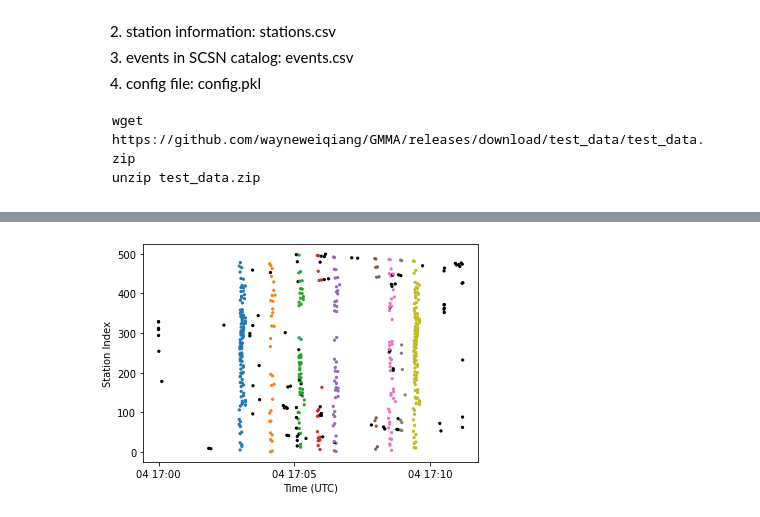
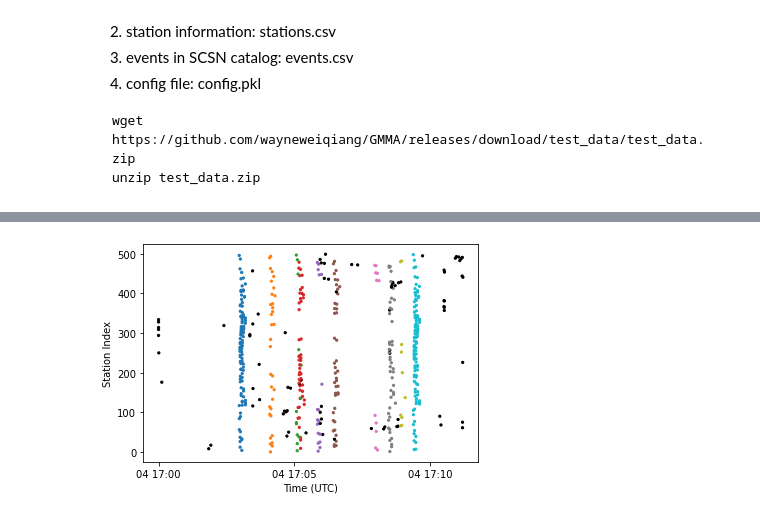
Before and after one commit to AI4EPS/GaMMA, a Jupyter notebook: docs/example_interactive.ipynb, the cells around one changed output, grey strips where cells are left out. Drawn from its saved outputs; the diff is of its cells as text; code cells hidden in the pictures.

```diff
--- a/docs/example_interactive.ipynb
+++ b/docs/example_interactive.ipynb
@@ -72,7 +54,7 @@ stations_json = json.loads(stations.to_json(orient="records"))
 
 ## read picks
 picks = pd.read_json(pick_json).sort_values("timestamp").iloc[:500]
-picks["timestamp"] = picks["timestamp"].apply(lambda x: x.strftime("%Y-%m-%dT%H:%M:%S.%f")[:-3])
+picks["timestamp"] = picks["timestamp"].apply(lambda x: x.isoformat(timespec='milliseconds'))
 picks_json = json.loads(picks.to_json(orient="records"))
 
 ## run association
@@ -108,11 +91,12 @@ GaMMA catalog:
 # %%
 from datetime import datetime
+import matplotlib.pyplot as plt
 picks_gamma = pd.DataFrame(picks_gamma)
 picks_gamma = picks_gamma.sort_values("id").reset_index(drop=True)
 plt.figure()
-plt.scatter(picks_gamma["timestamp"].apply(lambda x: datetime.fromisoformat(x)), picks_gamma.index, s=5, c=picks_gamma["event_idx"].apply(lambda x: "k" if x==-1 else f"C{x}"))
+plt.scatter(picks_gamma["timestamp"].apply(lambda x: datetime.fromisoformat(x)), picks_gamma.index, s=5, c=picks_gamma["event_index"].apply(lambda x: "k" if x==-1 else f"C{x}"))
 plt.xlabel("Time (UTC)")
 plt.ylabel("Station Index")
 plt.show()
 # %% [output]
-[figure, old version]
+[figure, new version]
```
Also changed, not shown: parts of 4 cells of this notebook, 1 other file.
